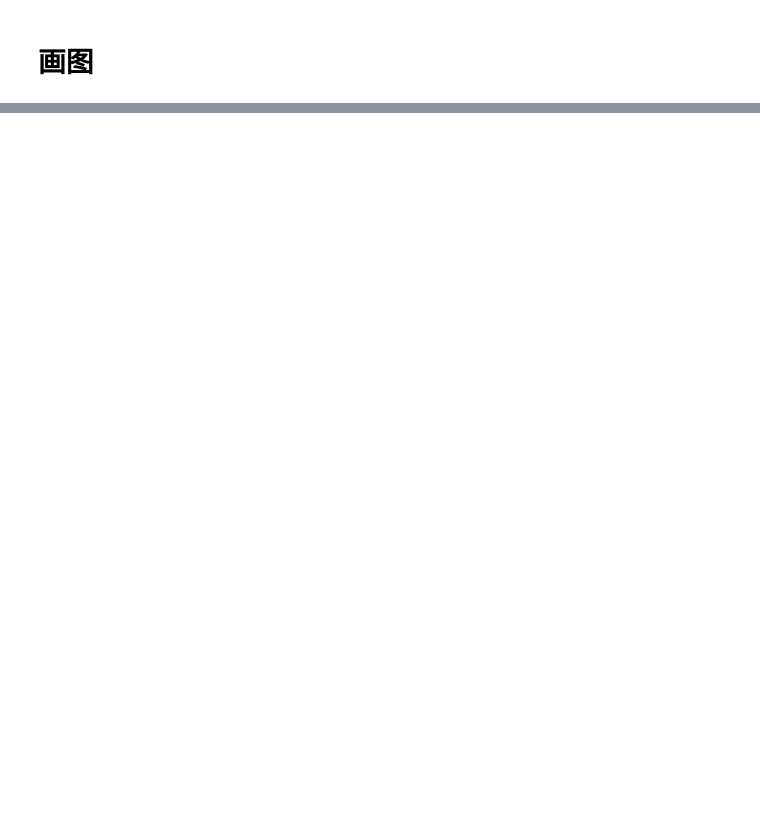
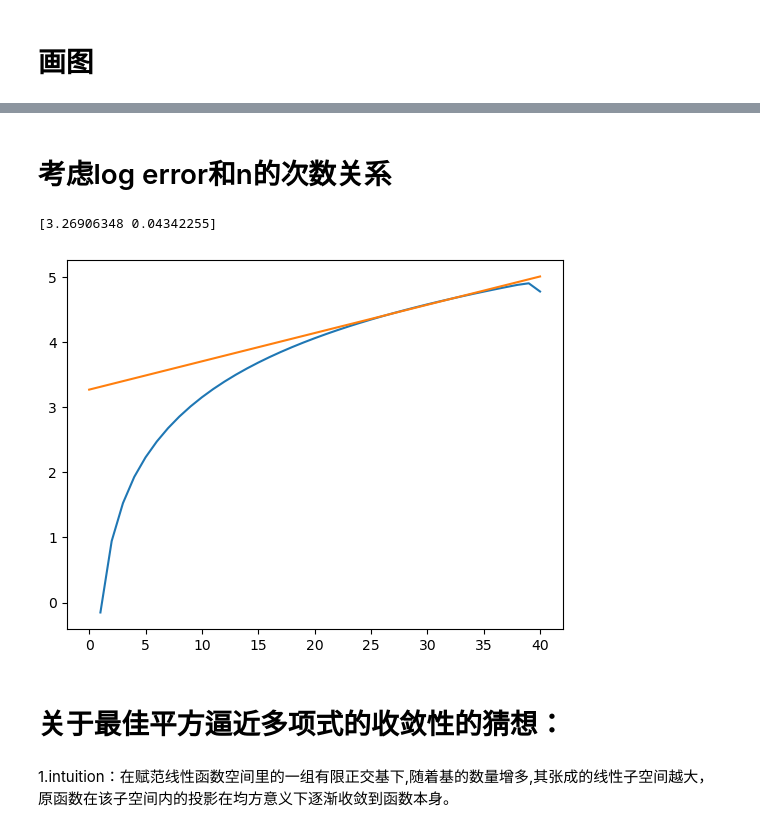
Before and after one commit to Suffoc/SquareApproximation, a Jupyter notebook: SquareApproximation.ipynb, the cells around one changed output, grey strips where cells are left out. Drawn from its saved outputs; the diff is of its cells as text; code cells hidden in the pictures; blank space fills up the shorter version.

```diff
--- a/SquareApproximation.ipynb
+++ b/SquareApproximation.ipynb
@@ -210,0 +255,25 @@ plt.show()
+# %% [markdown]
+# 考虑log error和n的次数关系
+# %%
+#变量都以deg_开头命名
+log_log_error = np.log(-log_error[25:35])
+deg_A = np.transpose([np.ones_like(n), n])[25:35]
+deg_ATA = np.matmul(np.transpose(deg_A), deg_A)
+deg_ATB = np.matmul(np.transpose(deg_A), log_log_error)
+deg_coef = np.matmul(np.linalg.inv(deg_ATA), deg_ATB)
+print(deg_coef)
+
+
+deg_est_loglogerr = np.matmul(np.transpose([np.ones_like(n), n]), deg_coef)
+plt.figure()
+plt.plot(n[log_error < 0], np.log(-log_error[log_error < 0]))
+plt.plot(n, deg_est_loglogerr)
+
+plt.show()
+# %% [output]
+[3.26906348 0.04342255]
+[figure, added]
+# %% [markdown]
+# 关于最佳平方逼近多项式的收敛性的猜想：
+# %% [markdown]
+1.intuition：在赋范线性函数空间里的一组有限正交基下,随着基的数量增多,其张成的线性子空间越大，原函数在该子空间内的投影在均方意义下逐渐收敛到函数本身。
```
Also changed, not shown: parts of 10 cells of this notebook, 4 other files.
